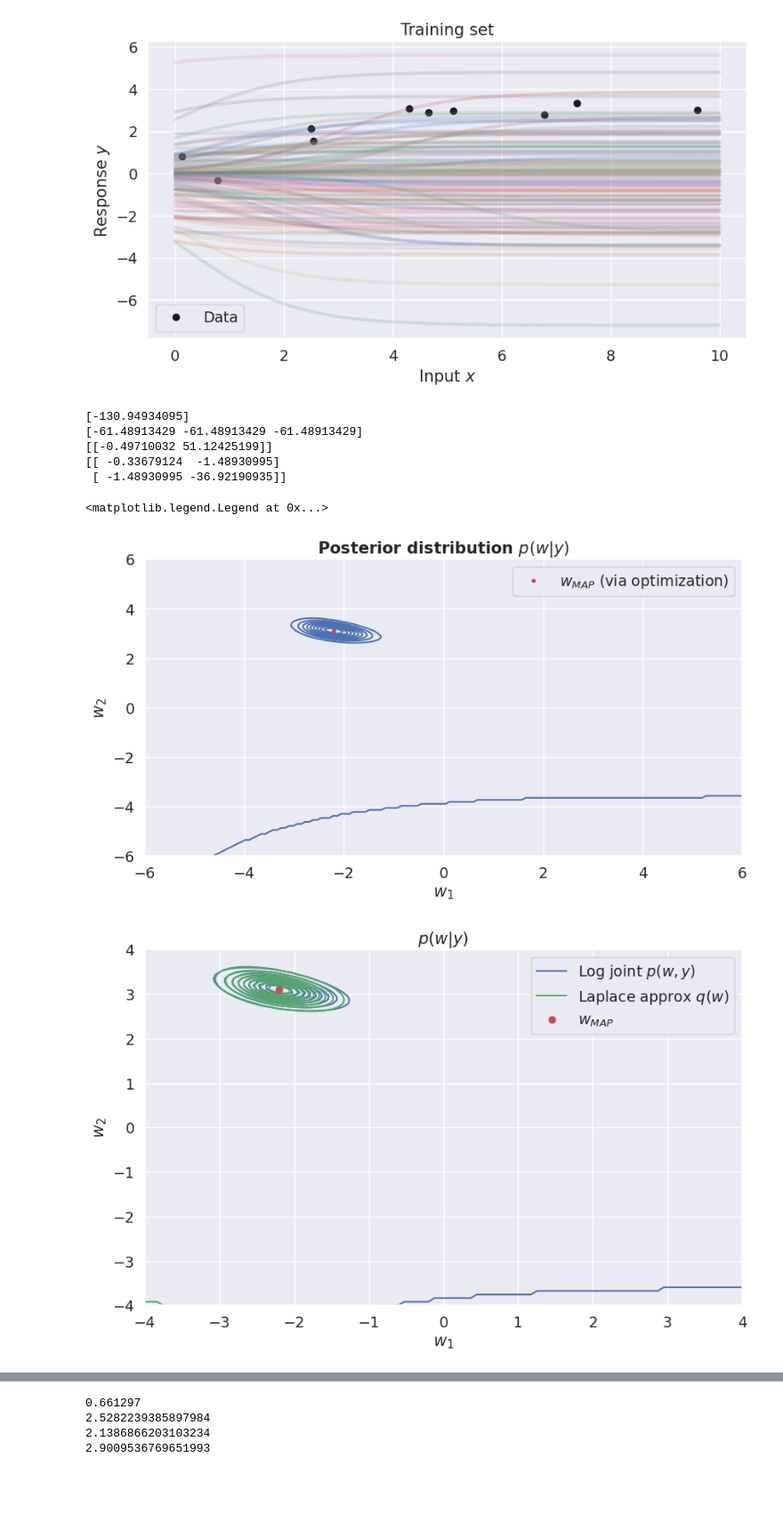
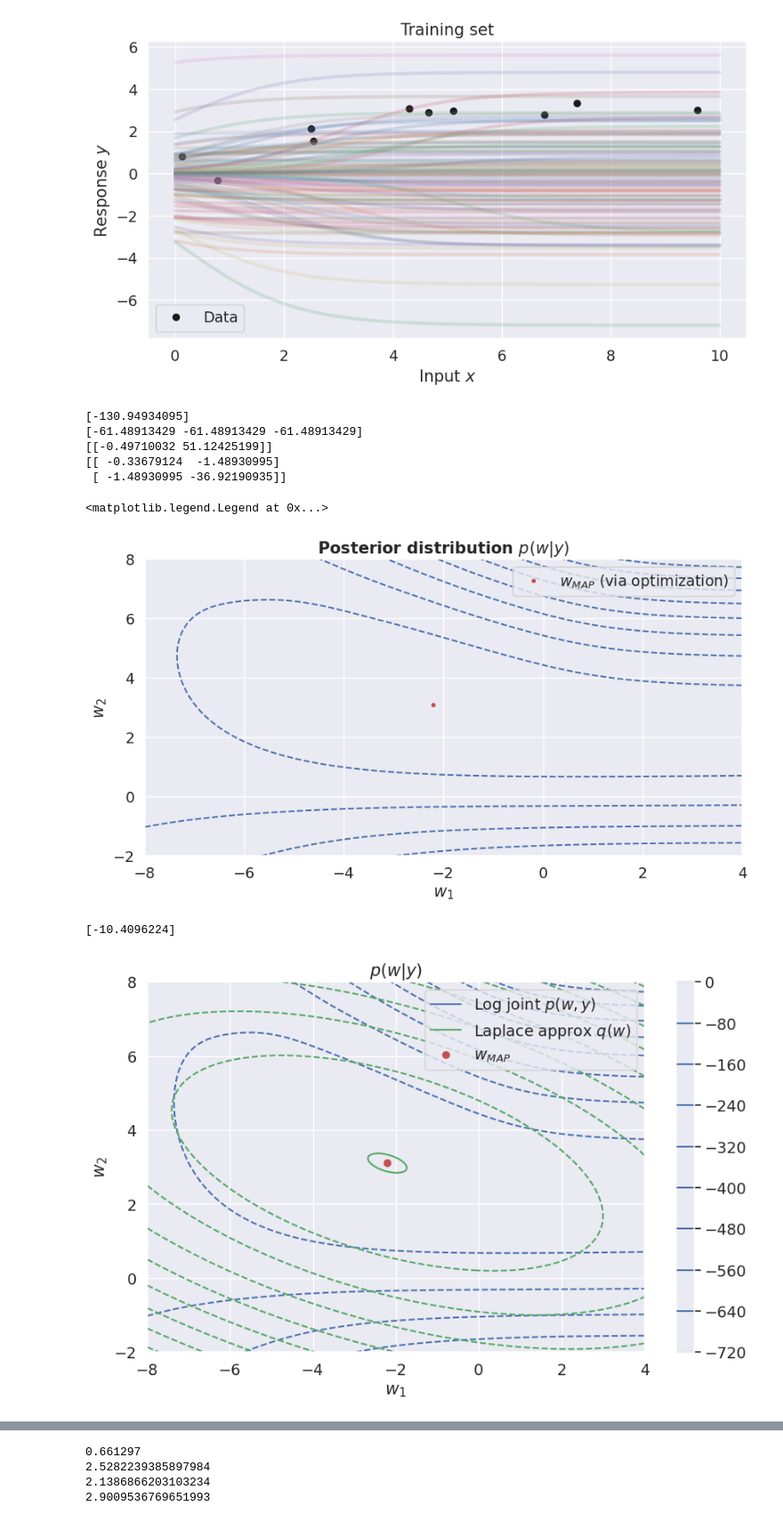
Before and after one commit to Dolphus2/BayesianML, a Jupyter notebook: assignments/aflevering2.ipynb, the cells around one changed output, grey strips where cells are left out. Shown at 89% size. Drawn from its saved outputs; the diff is of its cells as text; code cells hidden in the pictures; blank space fills up the shorter version.

```diff
--- a/assignments/aflevering2.ipynb
+++ b/assignments/aflevering2.ipynb
@@ -319,11 +318,12 @@ class Grid2D(object):
         self.values = self.func(params_flat).squeeze().reshape(self.grid_size)
 
     def plot_contours(self, ax, color='b', num_contours=10, f=lambda x: x, alpha=1.0, title=None, label=None):
-        ax.contour(self.dim1, self.dim2, f(self.values).T, num_contours, colors=color, alpha=alpha)
+        out = ax.contour(self.dim1, self.dim2, (self.values).T, num_contours, colors=color, alpha=alpha)
         if label is not None:
             ax.plot([], [], color=color, label=label)
         ax.set(xlabel='$w_1$', ylabel='$w_2$')
         ax.set_title(self.name, fontweight='bold')
+        return out
 
     def plot_heatmap(self, ax, f=lambda x: x, clim=[0, 1], colorbar=False):
         img = ax.pcolormesh(self.dim1, self.dim2, f(self.values).T, cmap=plt.cm.RdBu_r, clim=clim)
@@ -341,7 +341,7 @@ print(model.hessian(w=jnp.array([[1,1]])))
 
 
 # prep grid
-dim1, dim2 = jnp.linspace(-6, 6, 150), jnp.linspace(-6, 6, 149)
+dim1, dim2 = jnp.linspace(-8, 4, 150), jnp.linspace(-2, 8, 150)
 grid_log_joint = Grid2D(dim1, dim2, model.log_joint, name='Posterior distribution $p(w|y)$')
 # grid_predictions = Grid2D(dim1, dim2, pred_MAP, name='$p(y^*=1|y, w_{MAP})$')
 
@@ -360,7 +360,7 @@ ax.legend()
 [[ -0.33679124  -1.48930995]
  [ -1.48930995 -36.92190935]]
 <matplotlib.legend.Legend at 0x...>
-[figure, old version]
+[figure, new version]
 # %%
 class LaplaceApproximation(object):
 
@@ -377,36 +377,40 @@ class LaplaceApproximation(object):
 
         # sanity check for dimensions
         assert self.posterior_mean.shape == (model.D,), f"The shape of the posterior mean appears wrong. Check your implementaion."
         assert self.posterior_hessian.shape == (model.D, model.D), f"The shape of the posterior Hessian appears wrong. Check your implementaion."
         assert self.posterior_cov.shape == (model.D, model.D), f"The shape of the posterior covariance appears wrong. Check your implementaion."
 
     def log_pdf(self, w):
         """ evaluate approximate posterior density at w """
         return mvn.logpdf(w, self.posterior_mean.ravel(), self.posterior_cov)
 
     def posterior_samples(self, key, num_samples):
         """ generate samples from posterior distribution """
         return random.multivariate_normal(key, self.posterior_mean, self.posterior_cov, shape=(num_samples, ))
 
 # prep model and approximation
 model = LogisticRegression(X, y)
 laplace = LaplaceApproximation(model)
 
 # prep grid
 dim1, dim2 = jnp.linspace(-4, 4, 100), jnp.linspace(-4, 4, 100)
+dim1, dim2 = jnp.linspace(-8, 4, 150), jnp.linspace(-2, 8, 150)
 grid_log_joint = Grid2D(dim1, dim2, model.log_joint, name='$p(w|y)$')
 grid_laplace_log_joint = Grid2D(dim1, dim2, laplace.log_pdf, name='$p(w|y)$')
 
 # plot
 fig, ax = plt.subplots(1, 1, figsize=(10, 6))
-grid_log_joint.plot_contours(ax, f=jnp.exp, label='Log joint $p(w, y)$')
-grid_laplace_log_joint.plot_contours(ax, f=jnp.exp, color="g", label='Laplace approx $q(w)$')
+out = grid_log_joint.plot_contours(ax, label='Log joint $p(w, y)$', num_contours=10)
+grid_laplace_log_joint.plot_contours(ax, color="g", label='Laplace approx $q(w)$', num_contours=10)
+fig.colorbar(out, ax=ax)
 # ax.plot(w_samples[:, 0], w_samples[:, 1], 'g.', label='Posterior samples')
 ax.plot(model.w_MAP[0], model.w_MAP[1], 'ro', label='$w_{MAP}$')
 ax.legend();
 plt.savefig("2Dcontourplot")
+print(model.log_joint(model.w_MAP[None,:]))
 # %% [output]
+[-10.4096224]
-[figure, old version]
+[figure, new version]
 # %%
 # generate samples from posterior
 num_samples = 100
```
Also changed, not shown: parts of 2 cells of this notebook, 3 other files.
